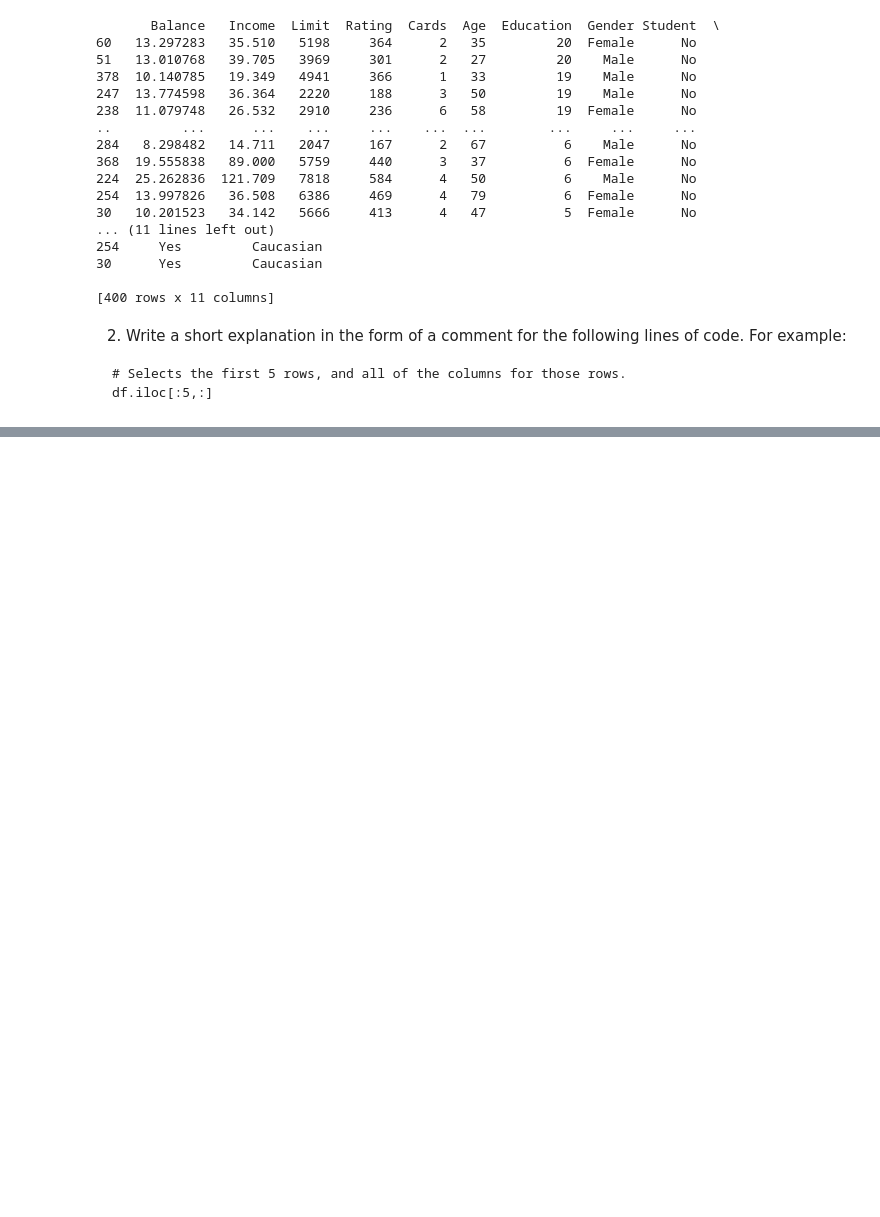
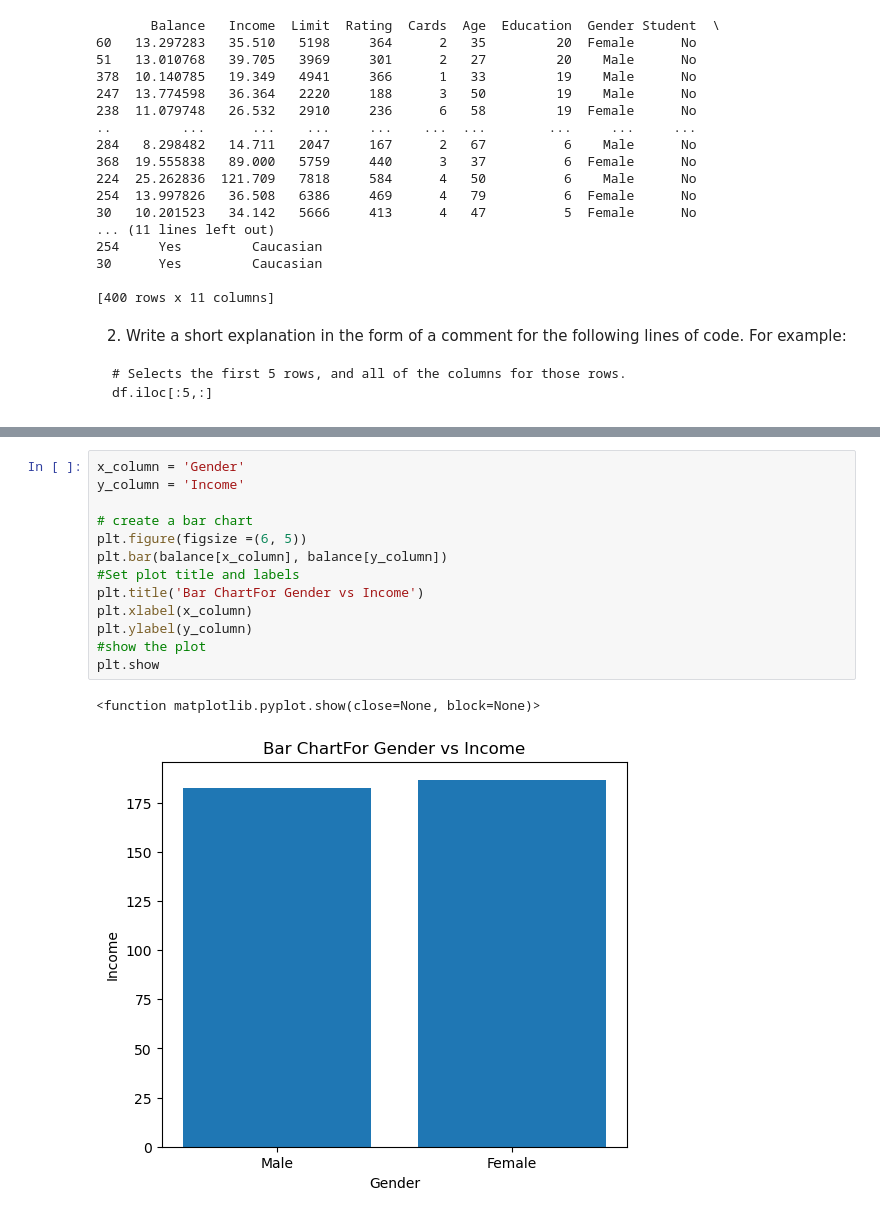
Before and after one commit to Benfam/Visualization, a Jupyter notebook: Datasets Task.ipynb, the cells around one changed output, grey strips where cells are left out. Saved outputs shown, nothing was run; the diff lists cells and outputs as text; blank space fills up the shorter version.

```diff
--- a/Datasets Task.ipynb
+++ b/Datasets Task.ipynb
@@ -148,0 +168,16 @@ Name: 9, dtype: object
+# %%
+x_column = 'Gender'
+y_column = 'Income'
+
+# create a bar chart
+plt.figure(figsize =(6, 5))
+plt.bar(balance[x_column], balance[y_column])
+#Set plot title and labels
+plt.title('Bar ChartFor Gender vs Income')
+plt.xlabel(x_column)
+plt.ylabel(y_column)
+#show the plot
+plt.show
+# %% [output]
+<function matplotlib.pyplot.show(close=None, block=None)>
+[figure, added]
```
Also changed, not shown: parts of 13 cells of this notebook.
